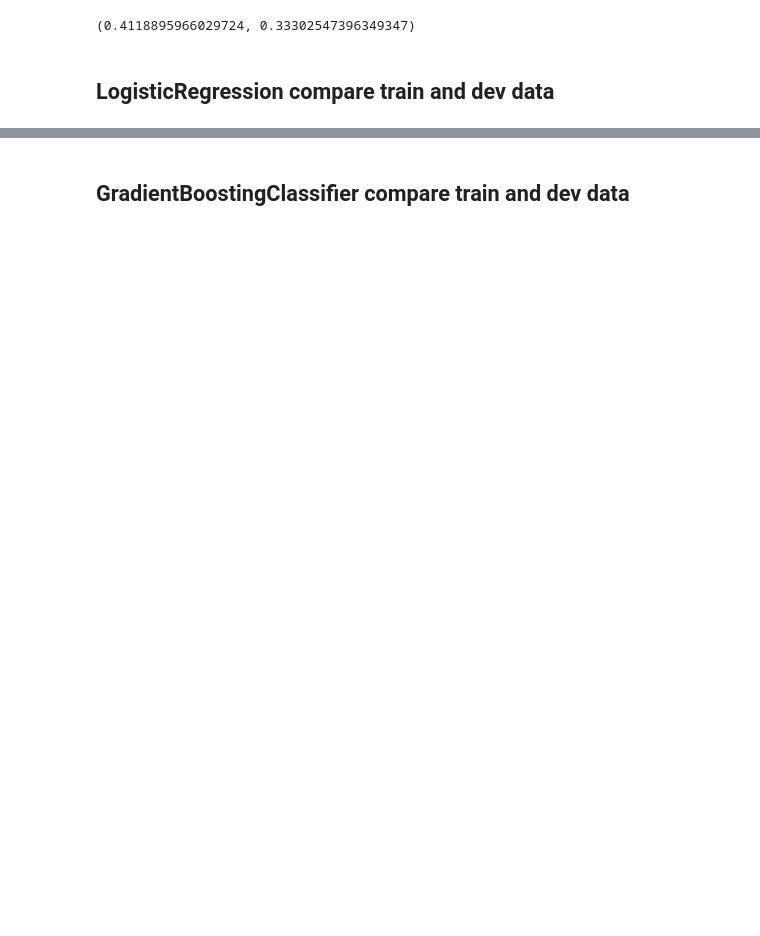
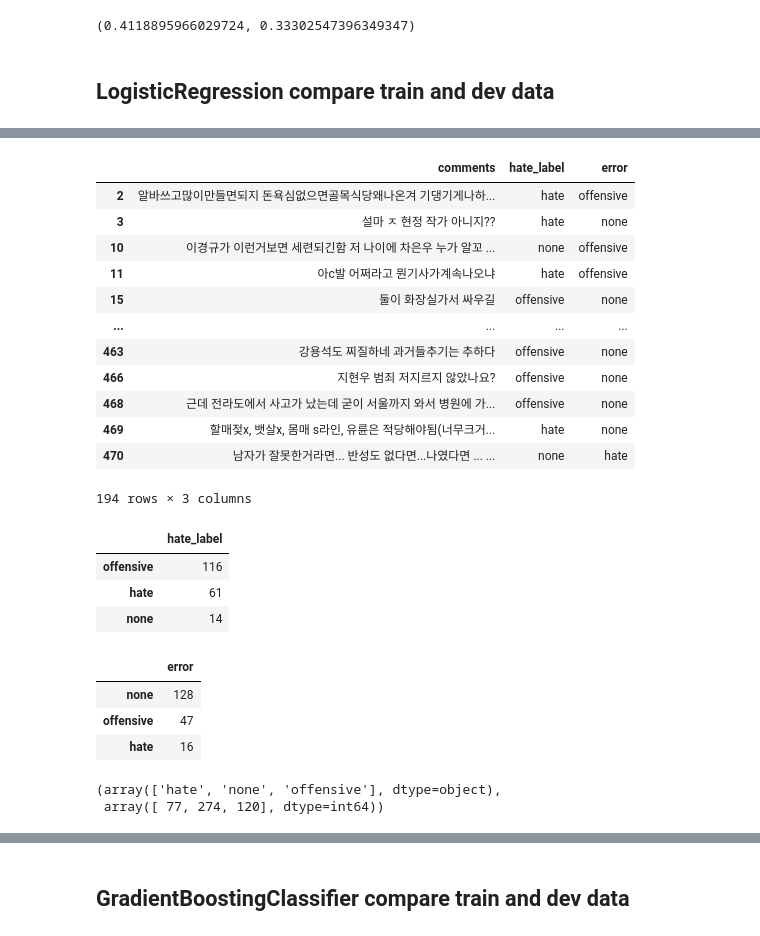
Before and after one commit to hayoon/nlp_hate_speech, a Jupyter notebook: code/yeji/04_tfidf_clf.ipynb, the cells around one changed output, grey strips where cells are left out. Drawn from its saved outputs; the diff is of its cells as text; code cells hidden in the pictures; blank space fills up the shorter version.

```diff
--- a/code/yeji/04_tfidf_clf.ipynb
+++ b/code/yeji/04_tfidf_clf.ipynb
@@ -27,8 +32,10 @@ dev.tail()
 def t_tokenizer(text):
     tokens_ko = t.morphs(text)
     return tokens_ko
+# %%
+stopwords = ['...', '....', 'ㅠㅠ', 'ㅜ', 'ㅎㅎ', ',,,', '^^', '!!', '!!!', 'ㅡㅡ', 'ㅋㅋㅋ', 'ㅋ']
 # %%
-tfidf_vect = TfidfVectorizer(tokenizer=t_tokenizer, ngram_range=(1,2), min_df=3, max_df=0.9)
+tfidf_vect = TfidfVectorizer(tokenizer=t_tokenizer, stop_words=stopwords, ngram_range=(1,2), min_df=3, max_df=0.9)
 tfidf_vect.fit(train['comments'])
 tfidf_matrix_train = tfidf_vect.transform(train['comments'])
 # %% [markdown]
@@ -83,0 +95,7 @@ accuracy_score(dev['hate_label'], preds), f1_score(preds, dev['hate_label'], ave
+# %%
+wrong_result = []
+
+for n in range(0, len(dev['hate_label'])):
+    if preds[n] != dev['hate_label'][n]:
+        wrong_result.append(n)
+len(wrong_result)
@@ -83,0 +144,18 @@ accuracy_score(dev['hate_label'], preds), f1_score(preds, dev['hate_label'], ave
+# %%
+df1 = dev.iloc[wrong_result]
+df1['error'] = preds[wrong_result]
+df1
+# %% [output]
+|  | comments | hate_label | error |
+| 2 | 알바쓰고많이만들면되지 돈욕심없으면골목식당왜나온겨 기댕기게나하... | hate | offensive |
+| 3 | 설마 ㅈ 현정 작가 아니지?? | hate | none |
+| 10 | 이경규가 이런거보면 세련되긴함 저 나이에 차은우 누가 알꼬 ... | none | offensive |
+| 11 | 아c발 어쩌라고 뭔기사가계속나오냐 | hate | offensive |
+| 15 | 둘이 화장실가서 싸우길 | offensive | none |
+| ... | ... | ... | ... |
+| 463 | 강용석도 찌질하네 과거들추기는 추하다 | offensive | none |
+| 466 | 지현우 범죄 저지르지 않았나요? | offensive | none |
+| 468 | 근데 전라도에서 사고가 났는데 굳이 서울까지 와서 병원에 가... | offensive | none |
+| 469 | 할매젖x, 뱃살x, 몸매 s라인, 유륜은 적당해야됨(너무크거... | hate | none |
+| 470 | 남자가 잘못한거라면... 반성도 없다면...나였다면 ... ... | none | hate |
+194 rows × 3 columns
@@ -83,0 +164,19 @@ accuracy_score(dev['hate_label'], preds), f1_score(preds, dev['hate_label'], ave
+# %%
+df1['hate_label'].value_counts().to_frame()
+# %% [output]
+|  | hate_label |
+| offensive | 116 |
+| hate | 61 |
+| none | 14 |
+# %%
+df1['error'].value_counts().to_frame()
+# %% [output]
+|  | error |
+| none | 128 |
+| offensive | 47 |
+| hate | 16 |
+# %%
+np.unique(preds, return_counts=True)
+# %% [output]
+(array(['hate', 'none', 'offensive'], dtype=object),
+ array([ 77, 274, 120], dtype=int64))
```
Also changed, not shown: parts of 18 cells of this notebook, 1 other file.
